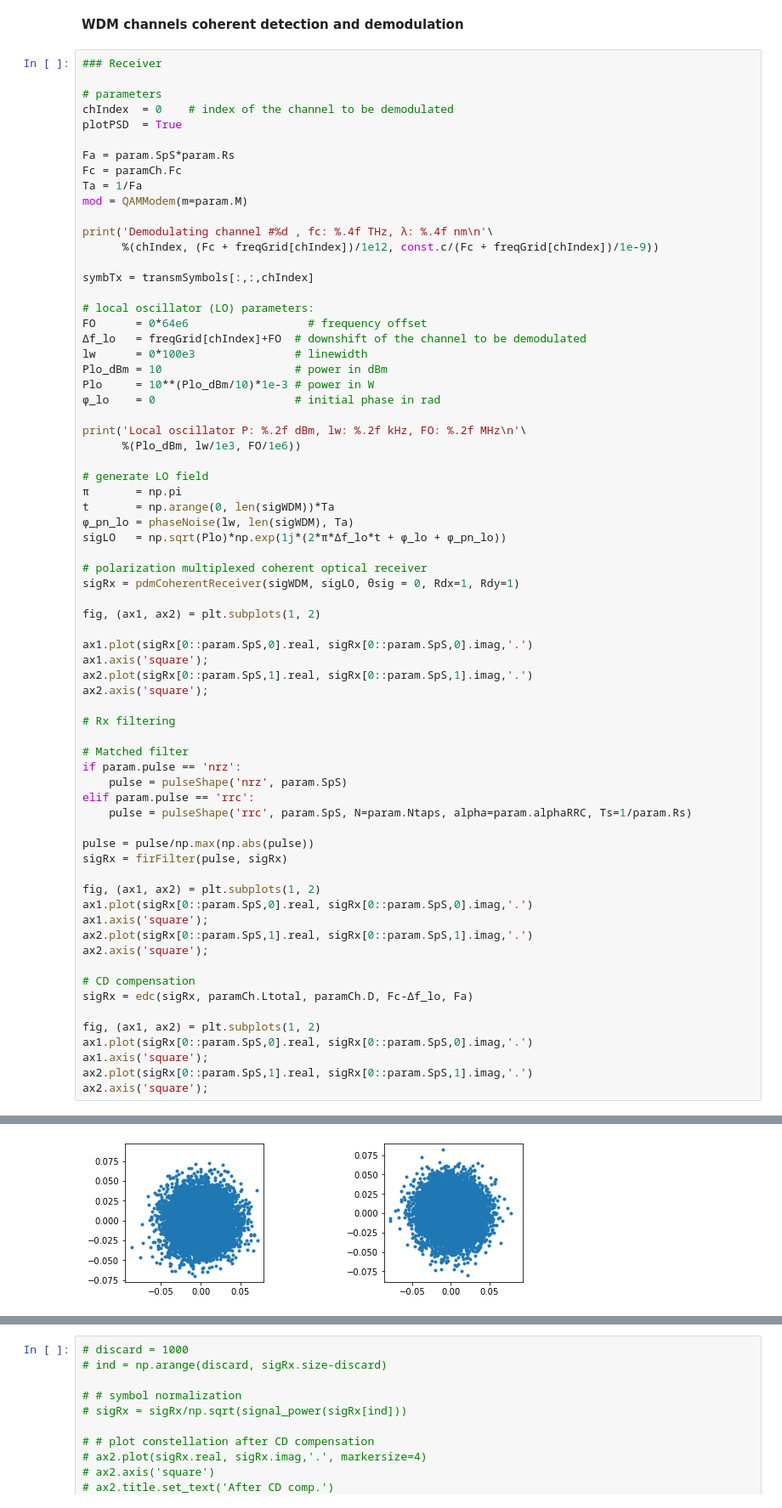
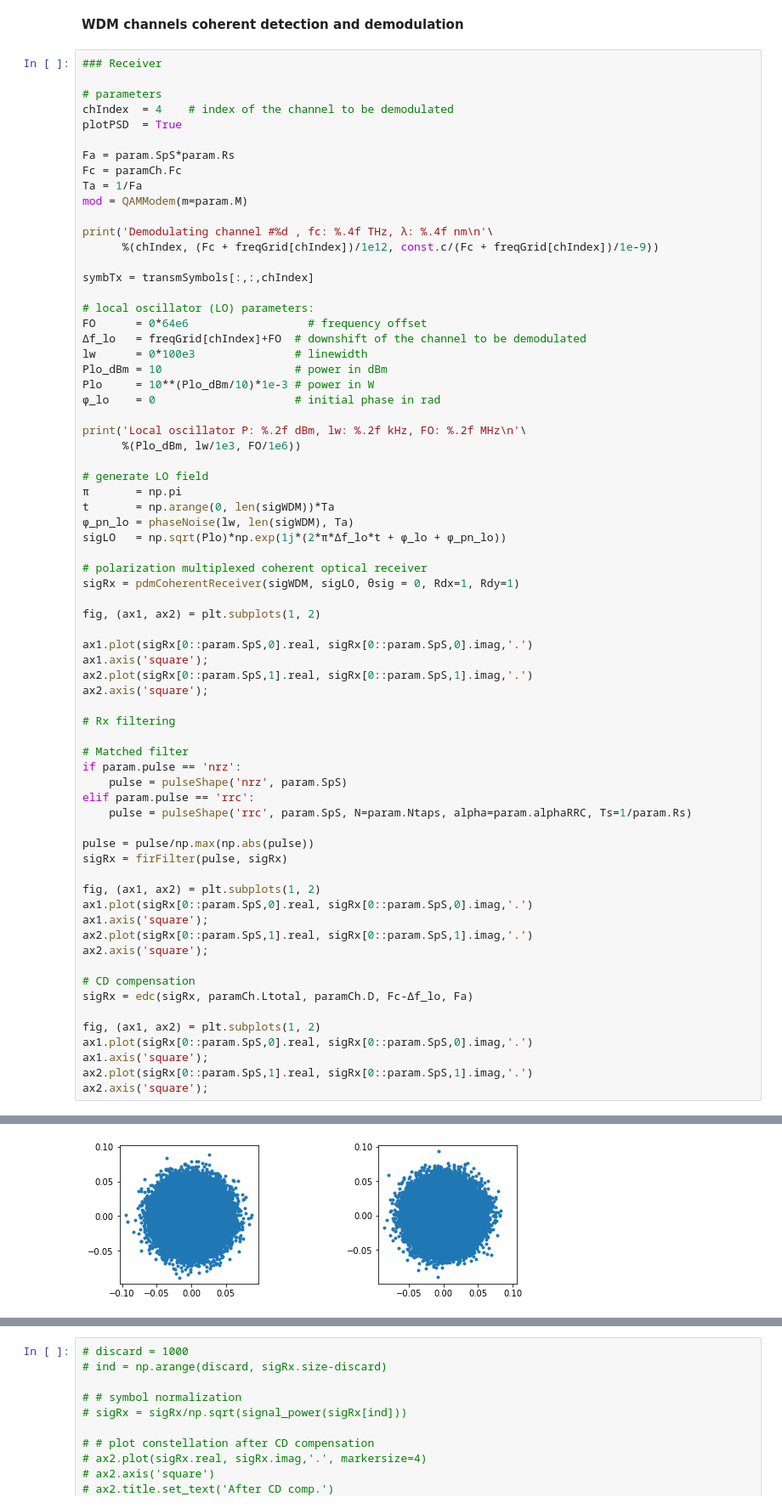
Before and after one commit to edsonportosilva/OptiCommPy, a Jupyter notebook: jupyter notebooks/Adaptive equalization.ipynb, the cells around one changed output, grey strips where cells are left out. Shown at 85% size. Cells and saved outputs as stored; diff of their text form.

```diff
--- a/jupyter notebooks/Adaptive equalization.ipynb
+++ b/jupyter notebooks/Adaptive equalization.ipynb
@@ -258,7 +260,7 @@ plt.title('optical WDM spectrum');
 ### Receiver
 
 # parameters
-chIndex  = 0    # index of the channel to be demodulated
+chIndex  = 4    # index of the channel to be demodulated
 plotPSD  = True
 
 Fa = param.SpS*param.Rs
@@ -331 +333 @@ Local oscillator P: 10.00 dBm, lw: 0.00 kHz, FO: 0.00 MHz
-[figure, old version]
+[figure, new version]
```
Also changed, not shown: parts of 15 cells of this notebook.
